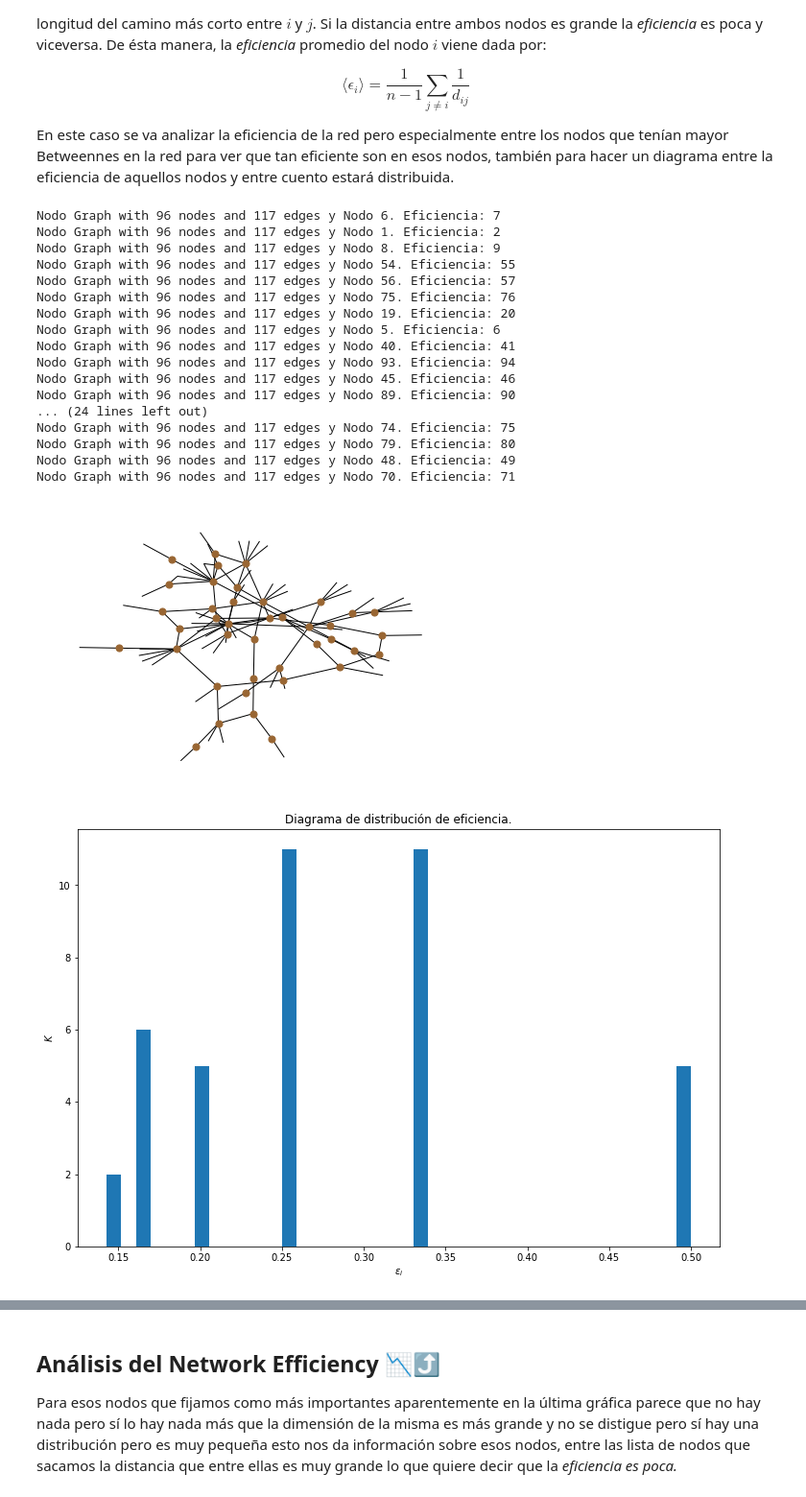
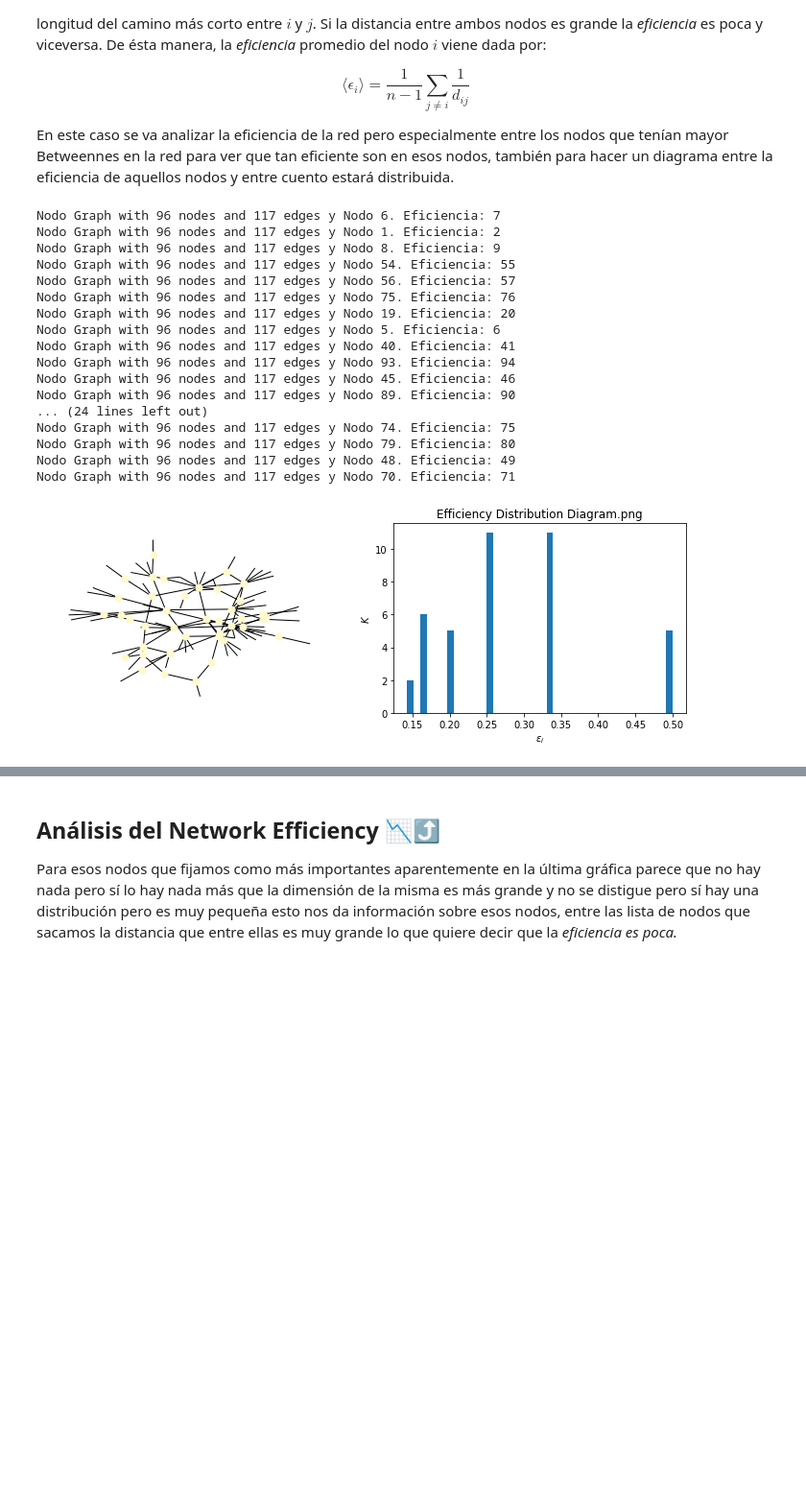
Before and after one commit to JohnKun136NVCP/Network-Science_TSFC_UNAM, a Jupyter notebook: Languages/Español/Códigos/Proyecto_Final/Redes Sociales e influencia en publicidad.ipynb, the cells around one changed output, grey strips where cells are left out. Shown: that part at 96% size. Saved outputs shown, nothing was run; the diff lists cells and outputs as text; code cells hidden in the pictures; blank space fills up the shorter version.

```diff
--- a/Languages/Español/Códigos/Proyecto_Final/Redes Sociales e influencia en publicidad.ipynb
+++ b/Languages/Español/Códigos/Proyecto_Final/Redes Sociales e influencia en publicidad.ipynb
@@ -243,27 +244,25 @@ La eficiencia de una red es la medida entre nodo y los demás $\epsilon_{i}$ y m
 En este caso se va analizar la eficiencia de la red pero especialmente entre los nodos que tenían mayor Betweennes en la red para ver que tan eficiente son en esos nodos, también para hacer un diagrama entre la eficiencia de aquellos nodos y entre cuento estará distribuida.
 # %%
 # Betweennes centrality  y Network Efficiency en Twitter. Anulando valores con 0.
-a = gf.Betwennessg(Tt)
-gf.NetEfficiency(Tt,a)
+gx.graphplot(Tt).NetEfficiency_Betenness()
 # %% [output]
 Nodo Graph with 96 nodes and 117 edges y Nodo 6. Eficiencia: 7
 Nodo Graph with 96 nodes and 117 edges y Nodo 1. Eficiencia: 2
 Nodo Graph with 96 nodes and 117 edges y Nodo 8. Eficiencia: 9
 Nodo Graph with 96 nodes and 117 edges y Nodo 54. Eficiencia: 55
 Nodo Graph with 96 nodes and 117 edges y Nodo 56. Eficiencia: 57
 Nodo Graph with 96 nodes and 117 edges y Nodo 75. Eficiencia: 76
 Nodo Graph with 96 nodes and 117 edges y Nodo 19. Eficiencia: 20
 Nodo Graph with 96 nodes and 117 edges y Nodo 5. Eficiencia: 6
 Nodo Graph with 96 nodes and 117 edges y Nodo 40. Eficiencia: 41
 Nodo Graph with 96 nodes and 117 edges y Nodo 93. Eficiencia: 94
 Nodo Graph with 96 nodes and 117 edges y Nodo 45. Eficiencia: 46
 Nodo Graph with 96 nodes and 117 edges y Nodo 89. Eficiencia: 90
 ... (24 lines left out)
 Nodo Graph with 96 nodes and 117 edges y Nodo 74. Eficiencia: 75
 Nodo Graph with 96 nodes and 117 edges y Nodo 79. Eficiencia: 80
 Nodo Graph with 96 nodes and 117 edges y Nodo 48. Eficiencia: 49
 Nodo Graph with 96 nodes and 117 edges y Nodo 70. Eficiencia: 71
-[figure, old version]
+[figure, new version]
-[figure, removed]
 # %%
 # Betweennnes centrality y Network Efficiency en Facdbook. Anulando valores con 0.
```
Also changed, not shown: parts of 18 cells of this notebook, 1 other file.
